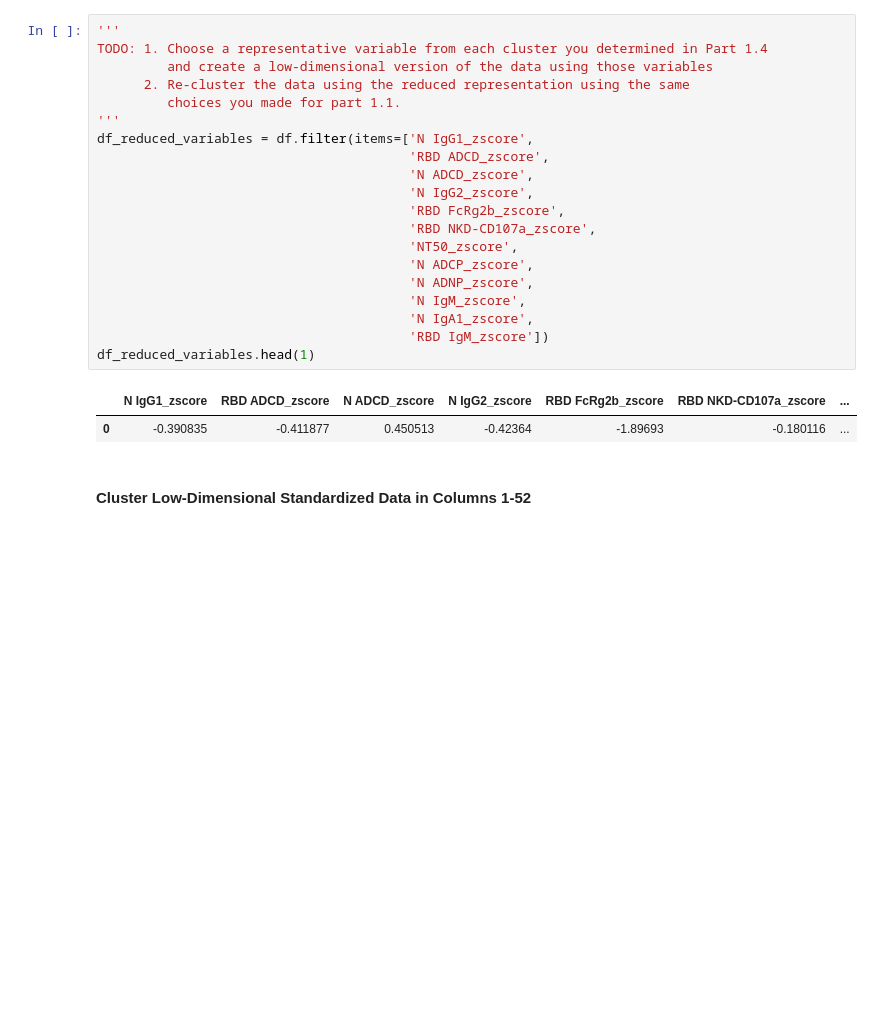
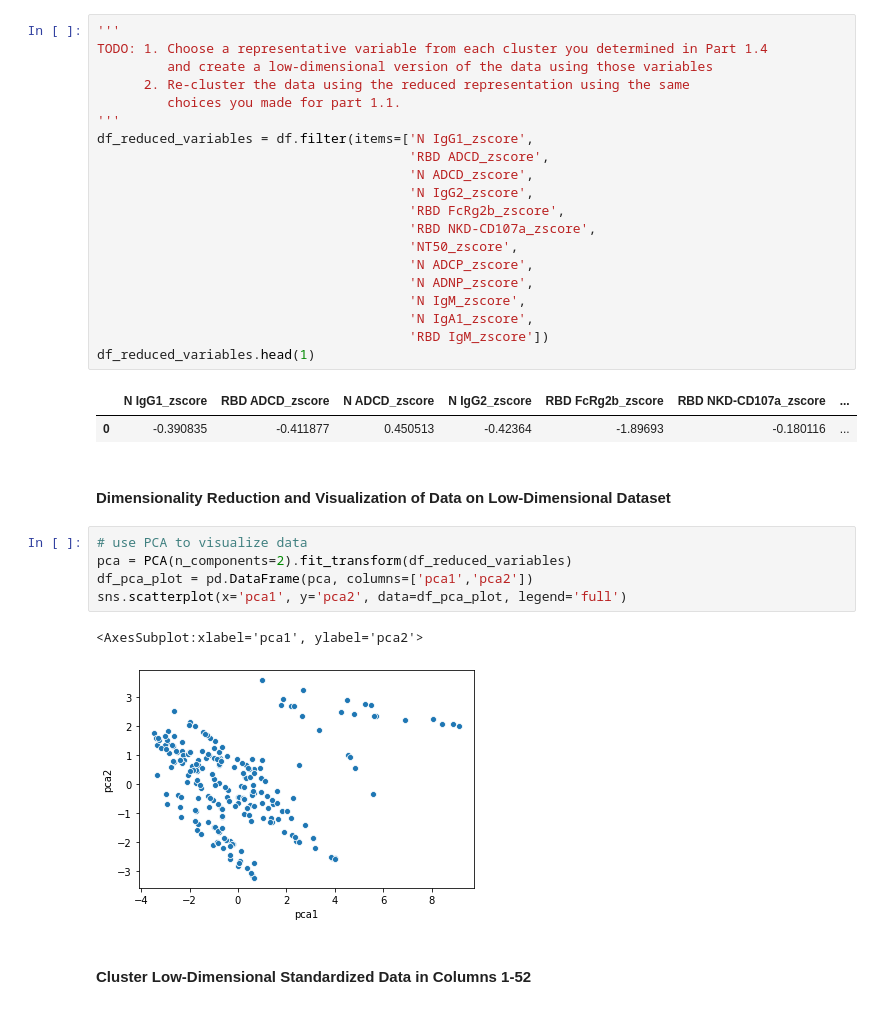
Before and after one commit to ryanquinnnelson/CMU-02718-HW1, a Jupyter notebook: CM_HW1_ryann.ipynb, the cells around one changed output. Drawn from its saved outputs; the diff is of its cells as text; blank space fills up the shorter version.

Commit message:
Add Fishers exact test for all categories, add pca for low-dimensional, update findings from summary statistics

```diff
--- a/CM_HW1_ryann.ipynb
+++ b/CM_HW1_ryann.ipynb
@@ -448,6 +483,16 @@ df_reduced_variables.head(1)
 # %% [output]
 |  | N IgG1_zscore | RBD ADCD_zscore | N ADCD_zscore | N IgG2_zscore | RBD FcRg2b_zscore | RBD NKD-CD107a_zscore | ... |
 | 0 | -0.390835 | -0.411877 | 0.450513 | -0.42364 | -1.89693 | -0.180116 | ... |
+# %% [markdown]
+#### Dimensionality Reduction and Visualization of Data on Low-Dimensional Dataset
+# %%
+# use PCA to visualize data
+pca = PCA(n_components=2).fit_transform(df_reduced_variables)
+df_pca_plot = pd.DataFrame(pca, columns=['pca1','pca2'])
+sns.scatterplot(x='pca1', y='pca2', data=df_pca_plot, legend='full')
+# %% [output]
+<AxesSubplot:xlabel='pca1', ylabel='pca2'>
+[figure, added]
 # %% [markdown]
 #### Cluster Low-Dimensional Standardized Data in Columns 1-52
 # %%
```
Also changed, not shown: parts of 10 cells of this notebook.
